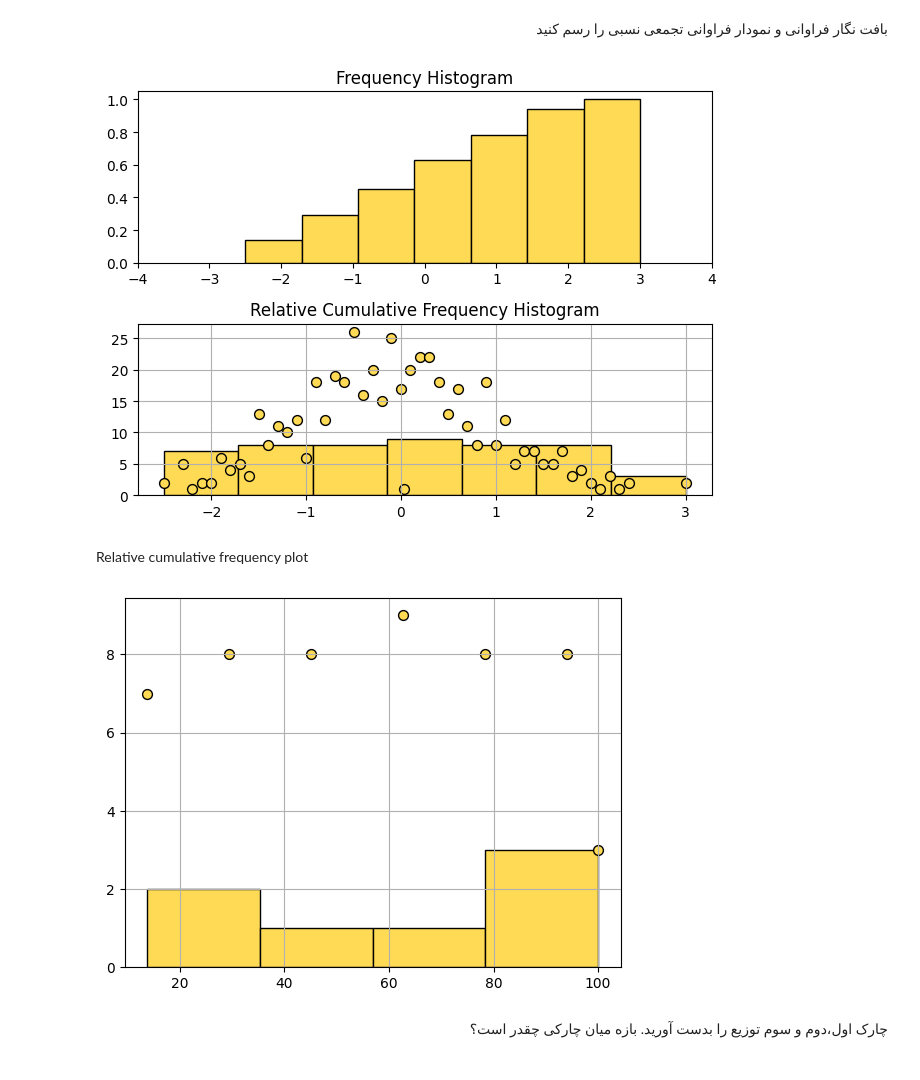
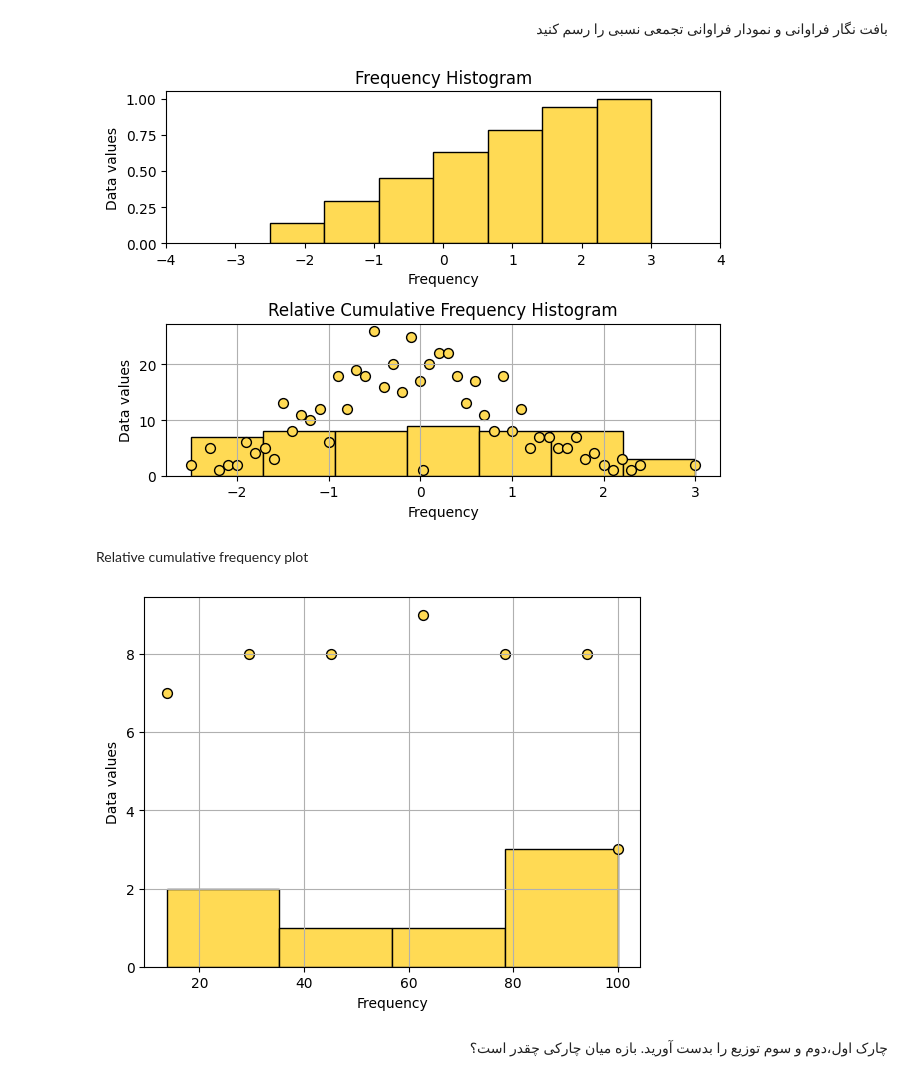
Before and after one commit to Seyyed-Mostafa12/500-Data-analysis, a Jupyter notebook: 500 Data (Persian).ipynb, the cells around one changed output. Cells and saved outputs as stored; diff of their text form; code cells hidden in the pictures.

```diff
--- a/500 Data (Persian).ipynb
+++ b/500 Data (Persian).ipynb
@@ -191,25 +275,31 @@ std: 1.42, mean: 0.07
 # %%
 fig, ax = plt.subplots(2, 1, dpi=100)
 
 ax[0].set_title('Frequency Histogram')
+ax[0].set_xlabel('Frequency')
+ax[0].set_ylabel('Data values')
 ax[0].hist(new_data, bins='auto',cumulative=True, density=True,linewidth=1,color='#ffda54',edgecolor='black')
 ax[1].set_title('Relative Cumulative Frequency Histogram')
 ax[1].hist(new_data, bins='auto',linewidth=1,color='#ffda54',edgecolor='black')
 ax[1].scatter(new_data, abundance, label='Data',**filled_style)
+ax[1].set_xlabel('Frequency')
+ax[1].set_ylabel('Data values')
 ax[0].set_xlim(-4,4)
 ax[1].grid()
 
 plt.tight_layout()
 # %% [output]
-[figure, old version]
+[figure, new version]
 # %% [markdown]
 Relative cumulative frequency plot
 # %%
 plt.hist(P ,bins='auto', linewidth=1 ,color='#ffda54', edgecolor='black')
 plt.scatter(P ,counts ,**filled_style)
+plt.xlabel('Frequency')
+plt.ylabel('Data values')
 plt.grid()
 # %% [output]
-[figure, old version]
+[figure, new version]
 # %% [markdown]
 <p align=right style="font-family: 'Estedad'">چارک اول،دوم و سوم توزیع را بدست آورید. بازه میان چارکی چقدر است؟</p>
 # %% [markdown]
```
Also changed, not shown: parts of 3 cells of this notebook.
